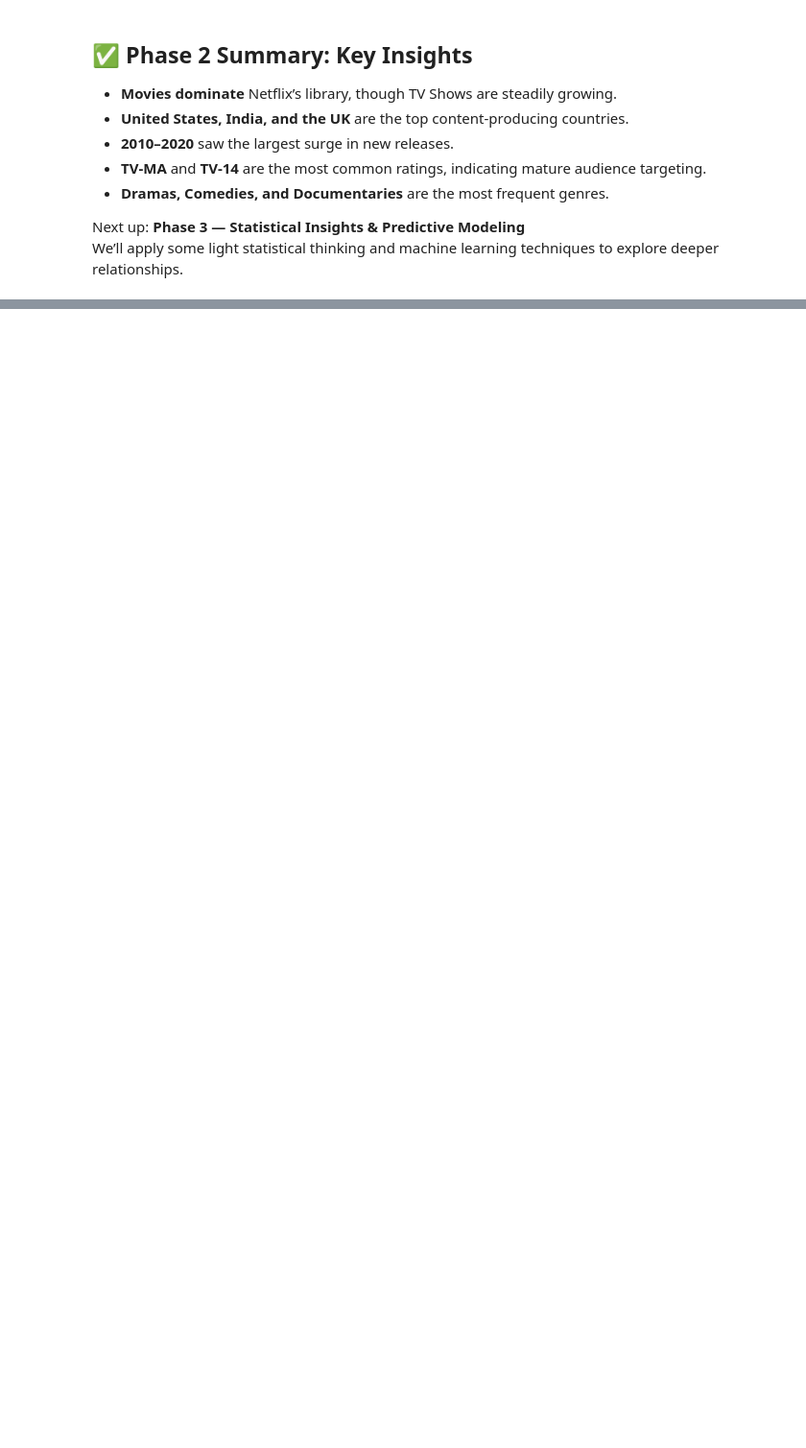
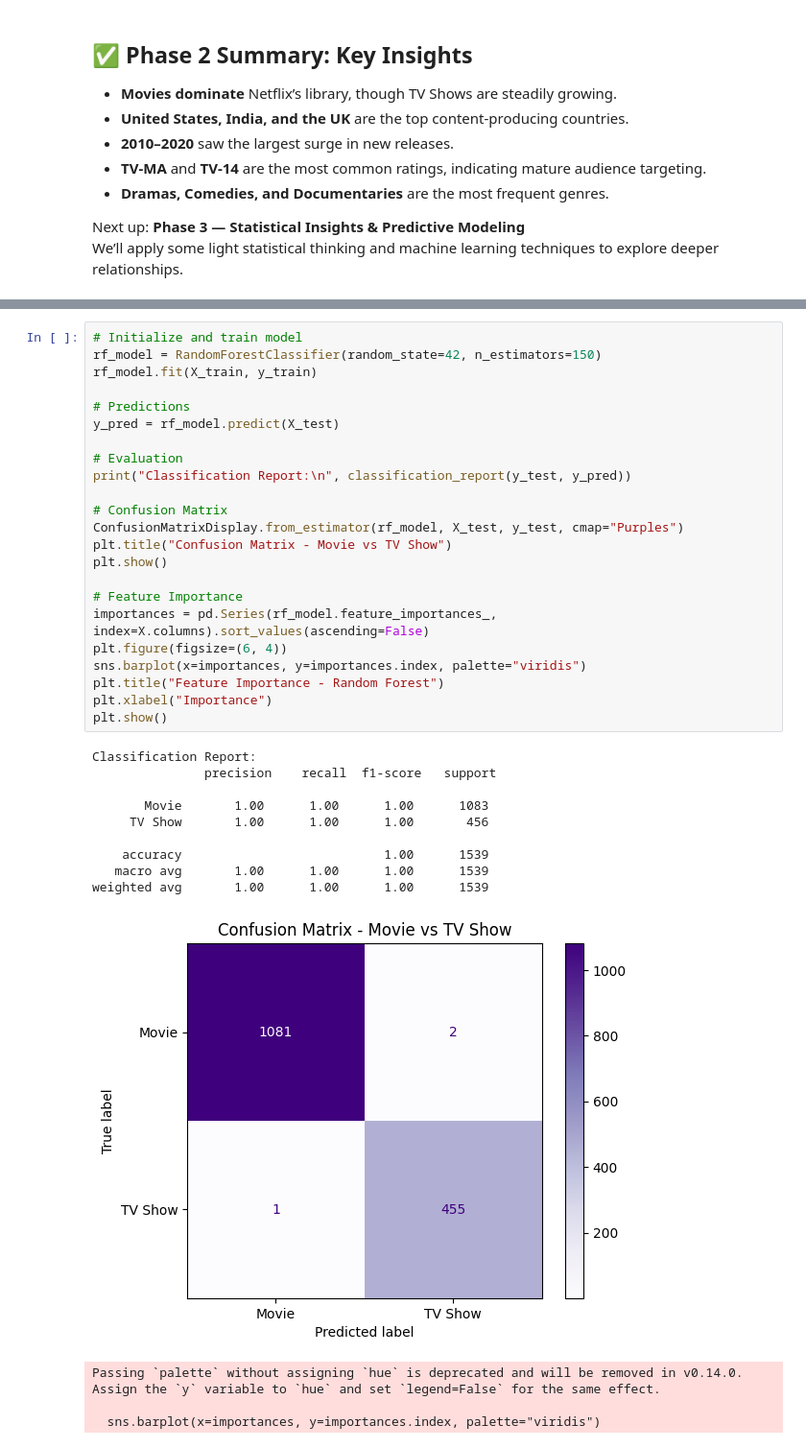
Before and after one commit to reijii23/netflix-eda, a Jupyter notebook: Project1_Netflix_EDA.ipynb, the cells around one changed output, grey strips where cells are left out. Shown at 96% size. Drawn from its saved outputs; the diff is of its cells as text; blank space fills up the shorter version.

```diff
--- a/Project1_Netflix_EDA.ipynb
+++ b/Project1_Netflix_EDA.ipynb
@@ -321,0 +437,37 @@ We’ll apply some light statistical thinking and machine learning techniques to
+# %%
+# Initialize and train model
+rf_model = RandomForestClassifier(random_state=42, n_estimators=150)
+rf_model.fit(X_train, y_train)
+
+# Predictions
+y_pred = rf_model.predict(X_test)
+
+# Evaluation
+print("Classification Report:\n", classification_report(y_test, y_pred))
+
+# Confusion Matrix
+ConfusionMatrixDisplay.from_estimator(rf_model, X_test, y_test, cmap="Purples")
+plt.title("Confusion Matrix - Movie vs TV Show")
+plt.show()
+
+# Feature Importance
+importances = pd.Series(rf_model.feature_importances_, index=X.columns).sort_values(ascending=False)
+plt.figure(figsize=(6, 4))
+sns.barplot(x=importances, y=importances.index, palette="viridis")
+plt.title("Feature Importance - Random Forest")
+plt.xlabel("Importance")
+plt.show()
+# %% [output]
+Classification Report:
+               precision    recall  f1-score   support
+
+       Movie       1.00      1.00      1.00      1083
+     TV Show       1.00      1.00      1.00       456
+
+    accuracy                           1.00      1539
+   macro avg       1.00      1.00      1.00      1539
+weighted avg       1.00      1.00      1.00      1539
+[figure, added]
+Passing `palette` without assigning `hue` is deprecated and will be removed in v0.14.0. Assign the `y` variable to `hue` and set `legend=False` for the same effect.
+
+  sns.barplot(x=importances, y=importances.index, palette="viridis")
```
Also changed, not shown: parts of 20 cells of this notebook, 2 other files.
